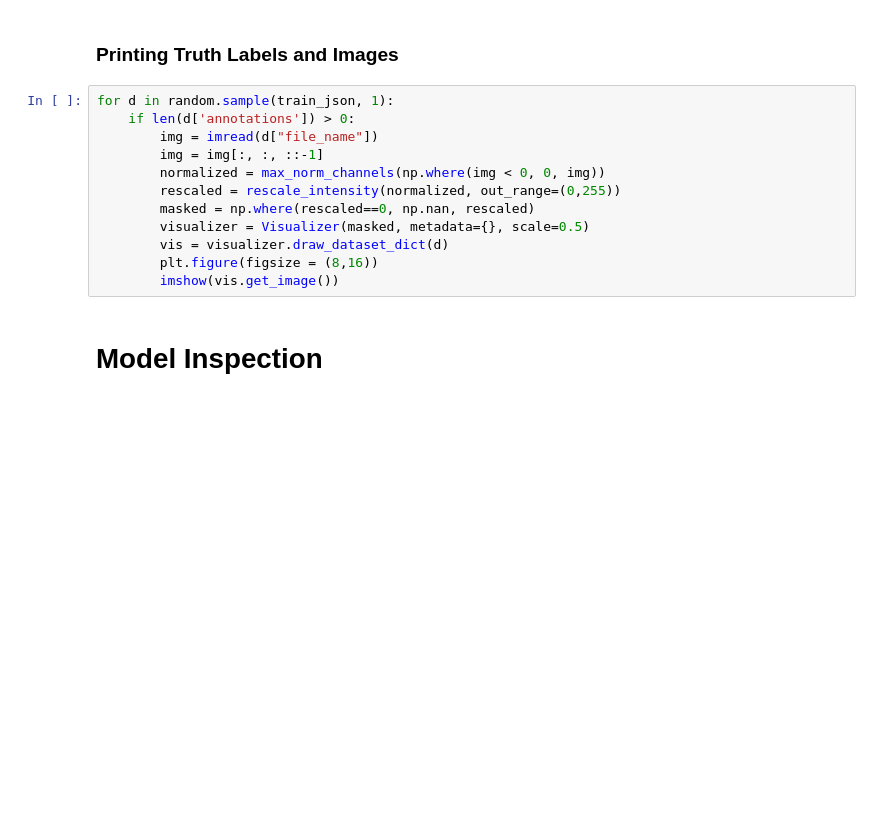
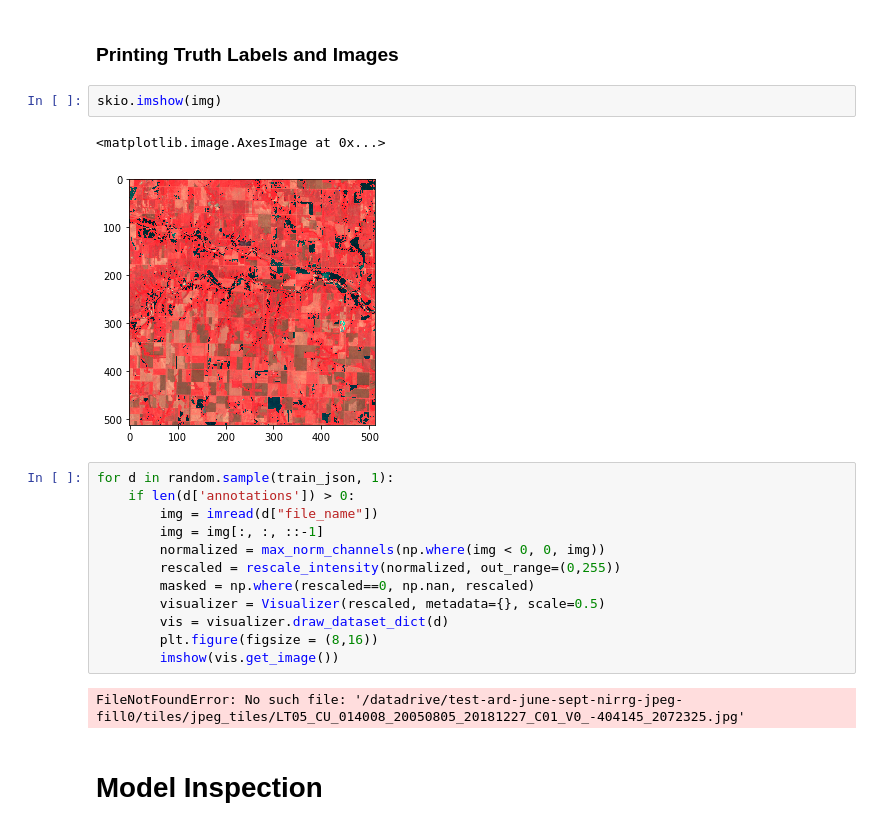
Before and after one commit to ecohydro/Mask_RCNN, a Jupyter notebook: notebooks/model_training.ipynb, the cells around one changed output. Cells and saved outputs as stored; diff of their text form; blank space fills up the shorter version.

```diff
--- a/notebooks/model_training.ipynb
+++ b/notebooks/model_training.ipynb
@@ -105,5 +144,10 @@ print(channel_stds)
 # %% [markdown]
 ### Printing Truth Labels and Images
+# %%
+skio.imshow(img)
+# %% [output]
+<matplotlib.image.AxesImage at 0x...>
+[figure, added]
 # %%
 for d in random.sample(train_json, 1):
     if len(d['annotations']) > 0:
@@ -112,10 +156,12 @@ for d in random.sample(train_json, 1):
         normalized = max_norm_channels(np.where(img < 0, 0, img))
         rescaled = rescale_intensity(normalized, out_range=(0,255))
         masked = np.where(rescaled==0, np.nan, rescaled)
-        visualizer = Visualizer(masked, metadata={}, scale=0.5)
+        visualizer = Visualizer(rescaled, metadata={}, scale=0.5)
         vis = visualizer.draw_dataset_dict(d)
         plt.figure(figsize = (8,16))
         imshow(vis.get_image())
+# %% [output]
+FileNotFoundError: No such file: '/datadrive/test-ard-june-sept-nirrg-jpeg-fill0/tiles/jpeg_tiles/LT05_CU_014008_20050805_20181227_C01_V0_-404145_2072325.jpg'
 # %% [markdown]
 # Model Inspection
 # %%
```
Also changed, not shown: parts of 5 cells of this notebook, 10 other files.
